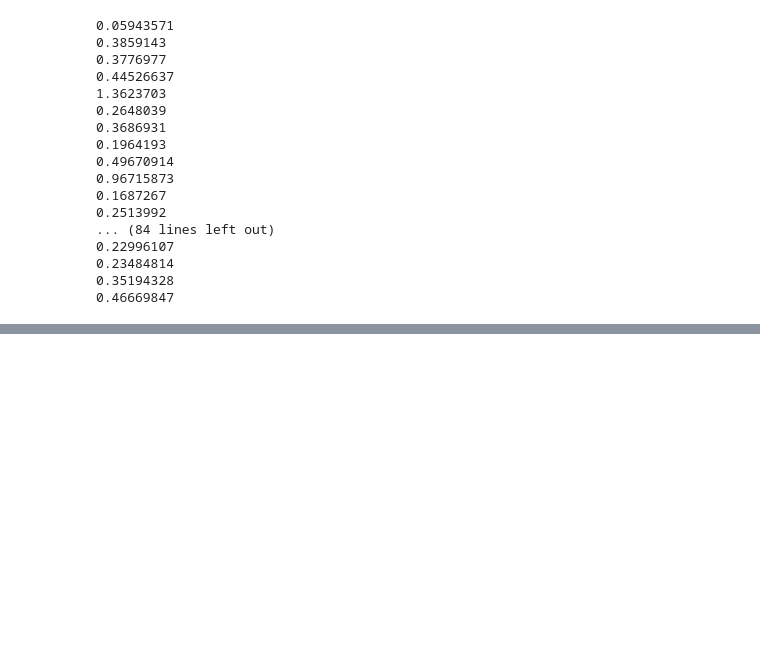
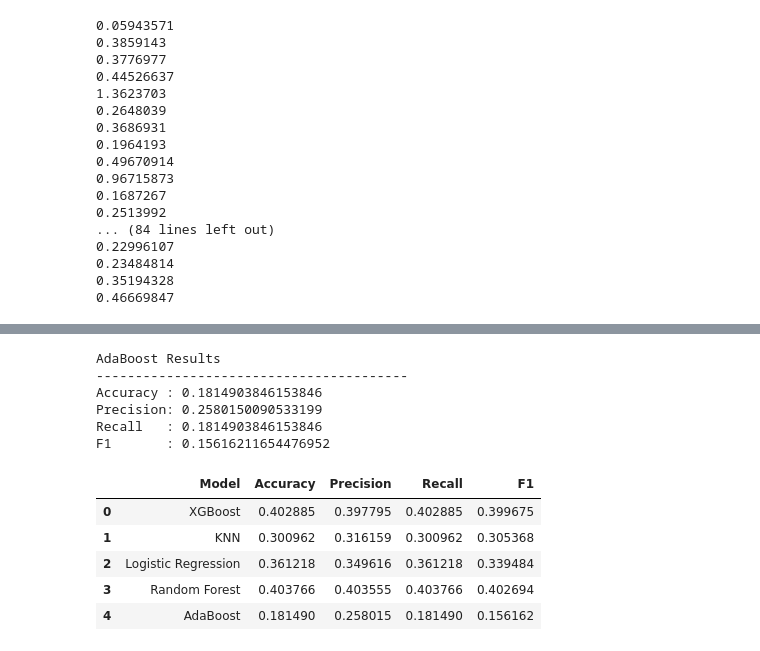
Before and after one commit to Aditya-6002/Radio-Anomly-AMC, a Jupyter notebook: Radio_Anomly_AMC'.ipynb, the cells around one changed output, grey strips where cells are left out. Cells and saved outputs as stored; diff of their text form; code cells hidden in the pictures; blank space fills up the shorter version.

```diff
--- a/Radio_Anomly_AMC'.ipynb
+++ b/Radio_Anomly_AMC'.ipynb
@@ -356,0 +595,73 @@ amp_max = amplitude.max(axis=1)
+# %%
+from sklearn.ensemble import AdaBoostClassifier
+
+ada = AdaBoostClassifier(
+    n_estimators=300,
+    learning_rate=0.1,
+    random_state=42
+)
+
+ada.fit(x_train, y_train)
+
+ada_pred = ada.predict(x_test)
+
+print("AdaBoost Results")
+print("-" * 40)
+print("Accuracy :", accuracy_score(y_test, ada_pred))
+print("Precision:", precision_score(y_test, ada_pred, average="macro"))
+print("Recall   :", recall_score(y_test, ada_pred, average="macro"))
+print("F1       :", f1_score(y_test, ada_pred, average="macro"))
+# %% [output]
+AdaBoost Results
+----------------------------------------
+Accuracy : 0.1814903846153846
+Precision: 0.2580150090533199
+Recall   : 0.1814903846153846
+F1       : 0.15616211654476952
+# %%
+results = pd.DataFrame({
+    "Model": [
+        "XGBoost",
+        "KNN",
+        "Logistic Regression",
+        "Random Forest",
+        "AdaBoost"
+    ],
+    "Accuracy": [
+        accuracy_score(y_test, xgb_pred),
+        accuracy_score(y_test, knn_pred),
+        accuracy_score(y_test, lr_pred),
+        accuracy_score(y_test, rf_pred),
+        accuracy_score(y_test, ada_pred)
+    ],
+    "Precision": [
+        precision_score(y_test, xgb_pred, average="macro"),
+        precision_score(y_test, knn_pred, average="macro"),
+        precision_score(y_test, lr_pred, average="macro"),
+        precision_score(y_test, rf_pred, average="macro"),
+        precision_score(y_test, ada_pred, average="macro")
+    ],
+    "Recall": [
+        recall_score(y_test, xgb_pred, average="macro"),
+        recall_score(y_test, knn_pred, average="macro"),
+        recall_score(y_test, lr_pred, average="macro"),
+        recall_score(y_test, rf_pred, average="macro"),
+        recall_score(y_test, ada_pred, average="macro")
+    ],
+    "F1": [
+        f1_score(y_test, xgb_pred, average="macro"),
+        f1_score(y_test, knn_pred, average="macro"),
+        f1_score(y_test, lr_pred, average="macro"),
+        f1_score(y_test, rf_pred, average="macro"),
+        f1_score(y_test, ada_pred, average="macro")
+    ]
+})
+
+results
+# %% [output]
+|  | Model | Accuracy | Precision | Recall | F1 |
+| 0 | XGBoost | 0.402885 | 0.397795 | 0.402885 | 0.399675 |
+| 1 | KNN | 0.300962 | 0.316159 | 0.300962 | 0.305368 |
+| 2 | Logistic Regression | 0.361218 | 0.349616 | 0.361218 | 0.339484 |
+| 3 | Random Forest | 0.403766 | 0.403555 | 0.403766 | 0.402694 |
+| 4 | AdaBoost | 0.181490 | 0.258015 | 0.181490 | 0.156162 |
```
Also changed, not shown: parts of 21 cells of this notebook, 5 other files.
